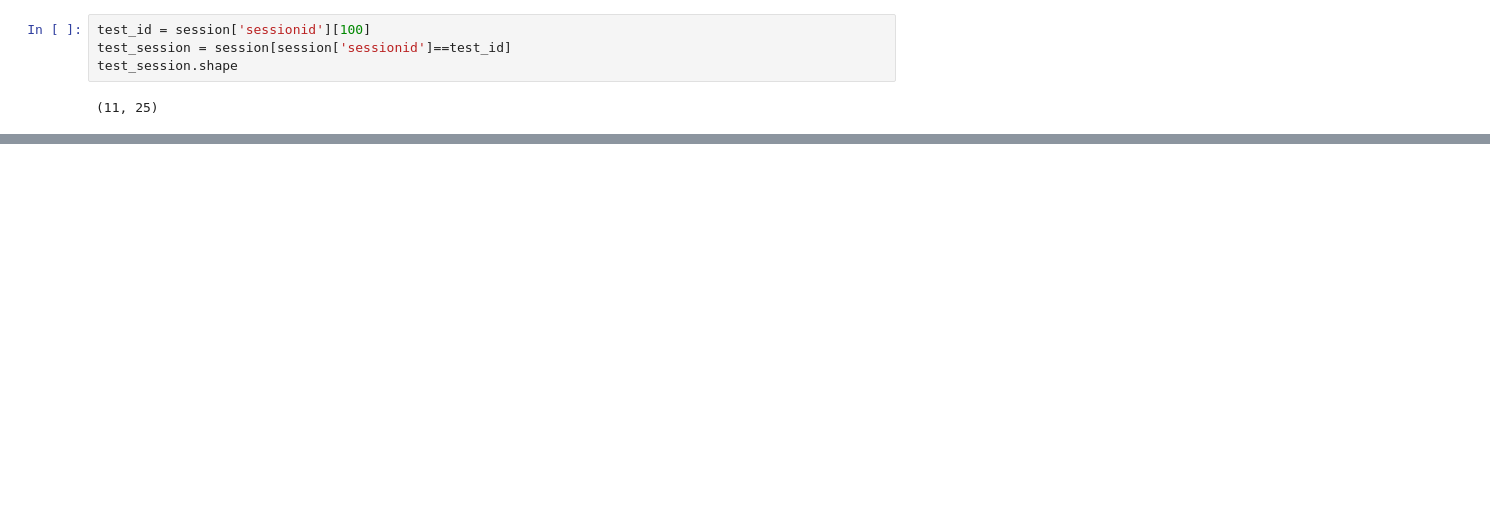
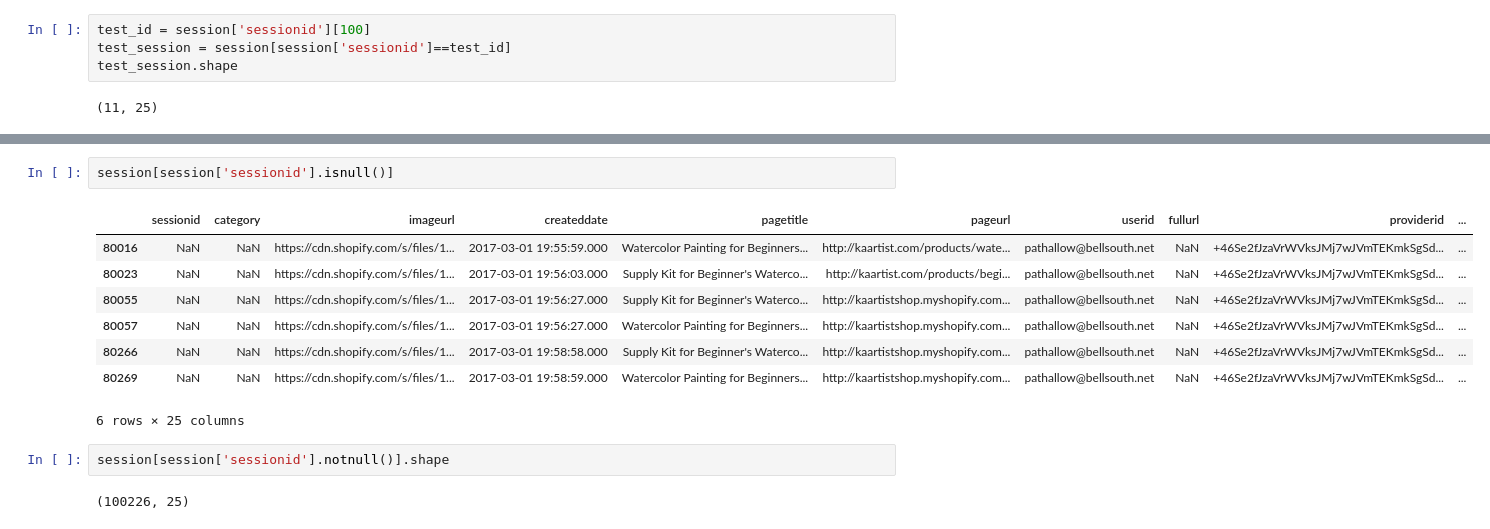
Before and after one commit to jchang26/Swym-Corp, a Jupyter notebook: Device-and-Session-Data-Sample.ipynb, the cells around one changed output, grey strips where cells are left out. Cells and saved outputs as stored; diff of their text form; blank space fills up the shorter version.

```diff
--- a/Device-and-Session-Data-Sample.ipynb
+++ b/Device-and-Session-Data-Sample.ipynb
@@ -168,0 +183,15 @@ test_session.T
+# %%
+session[session['sessionid'].isnull()]
+# %% [output]
+|  | sessionid | category | imageurl | createddate | pagetitle | pageurl | userid | fullurl | providerid | ... |
+| 80016 | NaN | NaN | https://cdn.shopify.com/s/files/1... | 2017-03-01 19:55:59.000 | Watercolor Painting for Beginners... | http://kaartist.com/products/wate... | pathallow@bellsouth.net | NaN | +46Se2fJzaVrWVksJMj7wJVmTEKmkSgSd... | ... |
+| 80023 | NaN | NaN | https://cdn.shopify.com/s/files/1... | 2017-03-01 19:56:03.000 | Supply Kit for Beginner's Waterco... | http://kaartist.com/products/begi... | pathallow@bellsouth.net | NaN | +46Se2fJzaVrWVksJMj7wJVmTEKmkSgSd... | ... |
+| 80055 | NaN | NaN | https://cdn.shopify.com/s/files/1... | 2017-03-01 19:56:27.000 | Supply Kit for Beginner's Waterco... | http://kaartistshop.myshopify.com... | pathallow@bellsouth.net | NaN | +46Se2fJzaVrWVksJMj7wJVmTEKmkSgSd... | ... |
+| 80057 | NaN | NaN | https://cdn.shopify.com/s/files/1... | 2017-03-01 19:56:27.000 | Watercolor Painting for Beginners... | http://kaartistshop.myshopify.com... | pathallow@bellsouth.net | NaN | +46Se2fJzaVrWVksJMj7wJVmTEKmkSgSd... | ... |
+| 80266 | NaN | NaN | https://cdn.shopify.com/s/files/1... | 2017-03-01 19:58:58.000 | Supply Kit for Beginner's Waterco... | http://kaartistshop.myshopify.com... | pathallow@bellsouth.net | NaN | +46Se2fJzaVrWVksJMj7wJVmTEKmkSgSd... | ... |
+| 80269 | NaN | NaN | https://cdn.shopify.com/s/files/1... | 2017-03-01 19:58:59.000 | Watercolor Painting for Beginners... | http://kaartistshop.myshopify.com... | pathallow@bellsouth.net | NaN | +46Se2fJzaVrWVksJMj7wJVmTEKmkSgSd... | ... |
+6 rows × 25 columns
+# %%
+session[session['sessionid'].notnull()].shape
+# %% [output]
+(100226, 25)
```
Also changed, not shown: parts of 3 cells of this notebook, 4 other files.
